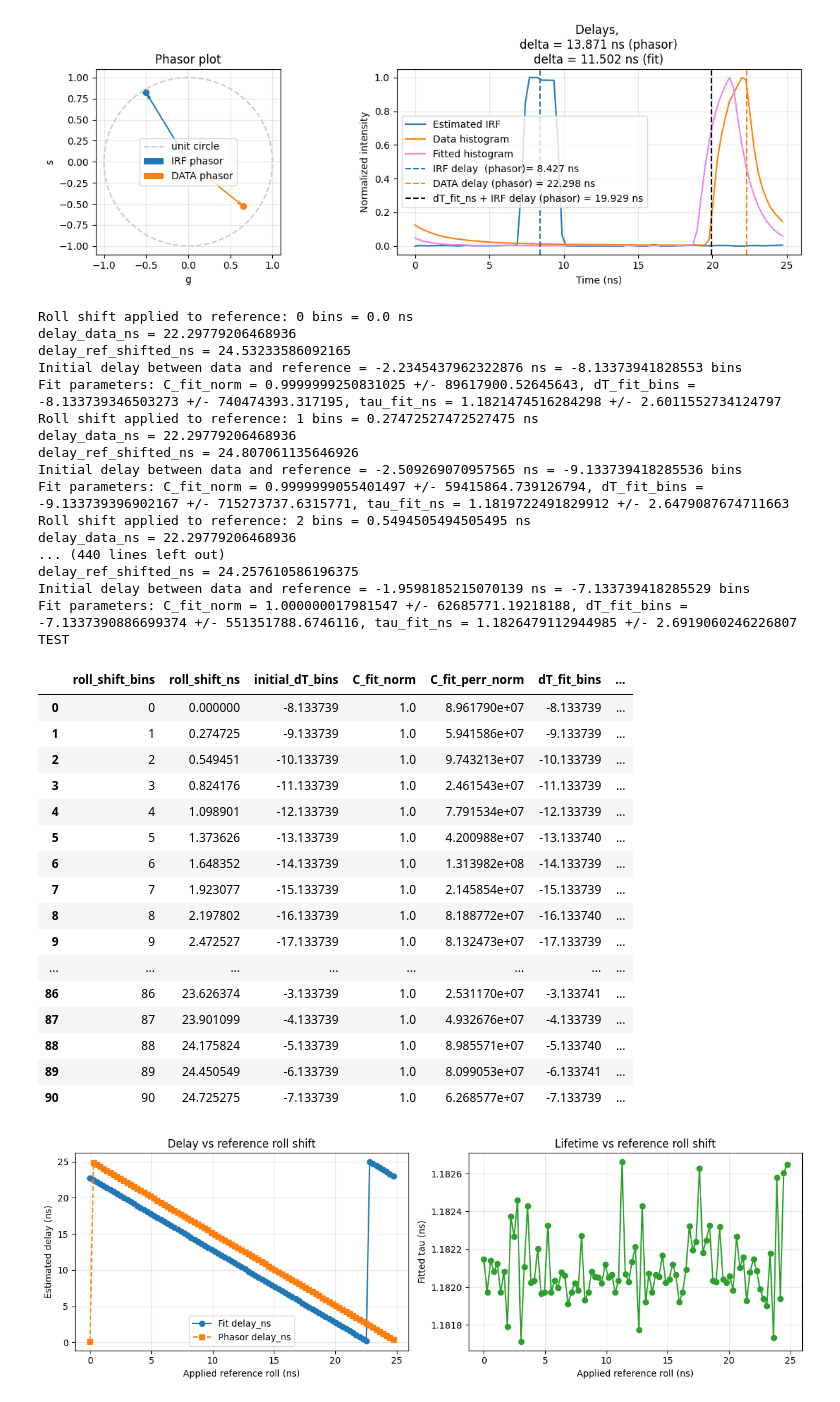
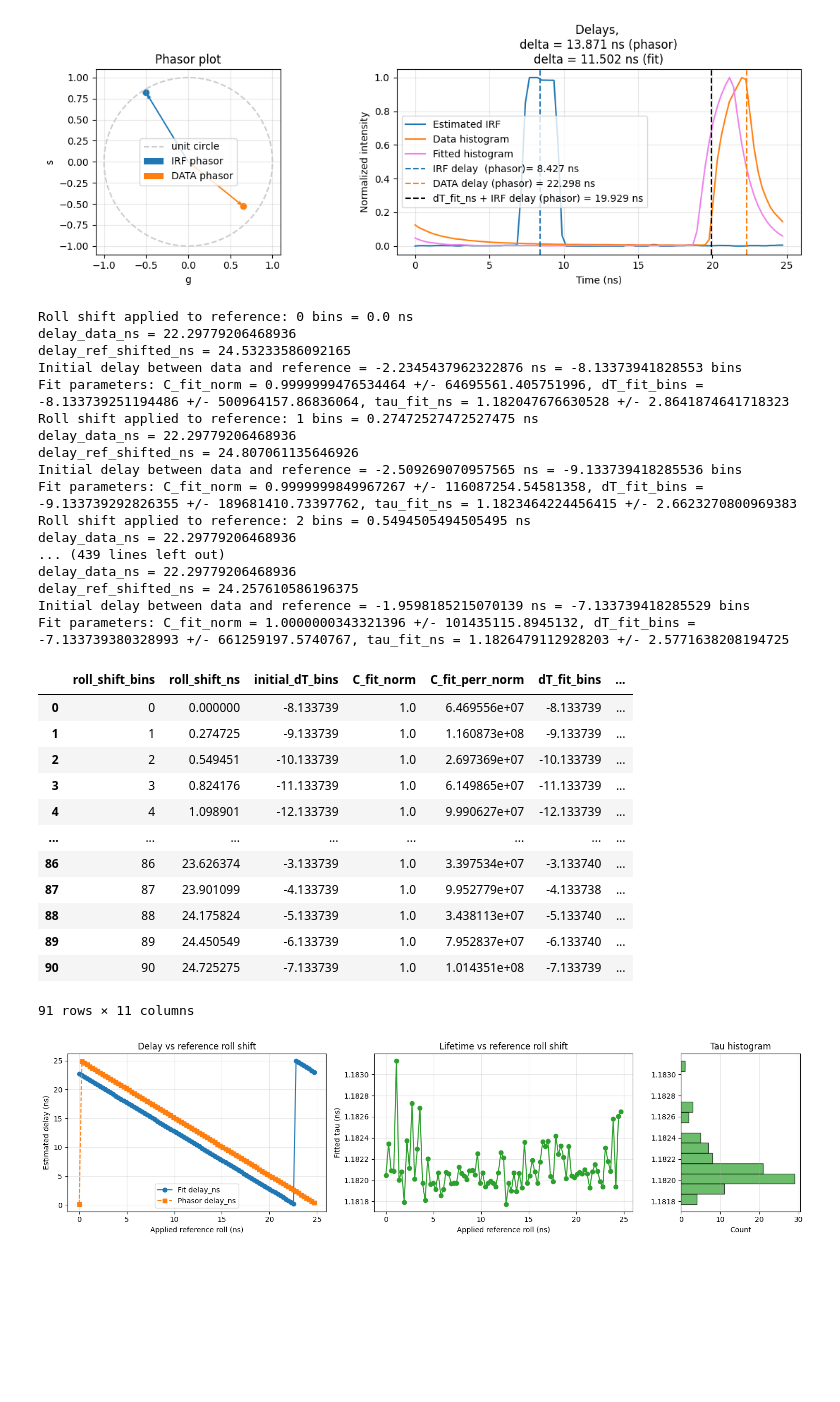
Before and after one commit to VicidominiLab/BrightEyes-Flim, a Jupyter notebook: example notebooks/Alignment Data.ipynb, the cells around one changed output. Cells and saved outputs as stored; diff of their text form; code cells hidden in the pictures; blank space fills up the shorter version.

```diff
--- a/example notebooks/Alignment Data.ipynb
+++ b/example notebooks/Alignment Data.ipynb
@@ -409,9 +358,6 @@ table_columns = [
     'phasor_delta_ns',
 ]
 
-pd.set_option('display.max_columns', None)
-pd.set_option('display.max_rows', None)
-print("TEST")
 display(scan_results_df[table_columns].round(6))
 
 roll_shift_ns = [row['roll_shift_ns'] for row in scan_results]
@@ -419,57 +365,59 @@ dT_fit_ns = [row['dT_fit_ns'] for row in scan_results]
 phasor_delta_ns = [row['phasor_delta_ns'] for row in scan_results]
 tau_fit_ns = [row['tau_fit_ns'] for row in scan_results]
 
-fig, axes = plt.subplots(1, 2, figsize=(12, 4))
+fig, axes = plt.subplots(1, 3, figsize=(15, 4), gridspec_kw={'width_ratios': [1.3, 1.3, 0.6]})
 
 axes[0].plot(roll_shift_ns, dT_fit_ns, 'o-', label='Fit delay_ns')
 axes[0].plot(roll_shift_ns, phasor_delta_ns, 's--', label='Phasor delay_ns')
 axes[0].set_xlabel('Applied reference roll (ns)')
 axes[0].set_ylabel('Estimated delay (ns)')
 axes[0].set_title('Delay vs reference roll shift')
 axes[0].grid(True, alpha=0.3)
 axes[0].legend()
 
 axes[1].plot(roll_shift_ns, tau_fit_ns, 'o-', color='tab:green')
 axes[1].set_xlabel('Applied reference roll (ns)')
 axes[1].set_ylabel('Fitted tau (ns)')
 axes[1].set_title('Lifetime vs reference roll shift')
 axes[1].grid(True, alpha=0.3)
 
+axes[2].hist(tau_fit_ns, bins='auto', orientation='horizontal', color='tab:green', alpha=0.7, edgecolor='black')
+axes[2].set_xlabel('Count')
+axes[2].set_title('Tau histogram')
+axes[2].grid(True, axis='x', alpha=0.3)
+axes[2].set_ylim(axes[1].get_ylim())
+
 plt.tight_layout()
 plt.show()
 # %% [output]
 Roll shift applied to reference: 0 bins = 0.0 ns
 delay_data_ns = 22.29779206468936
 delay_ref_shifted_ns = 24.53233586092165
 Initial delay between data and reference = -2.2345437962322876 ns = -8.13373941828553 bins
-Fit parameters: C_fit_norm = 0.9999999250831025 +/- 89617900.52645643, dT_fit_bins = -8.133739346503273 +/- 740474393.317195, tau_fit_ns = 1.1821474516284298 +/- 2.6011552734124797
+Fit parameters: C_fit_norm = 0.9999999476534464 +/- 64695561.405751996, dT_fit_bins = -8.133739251194486 +/- 500964157.86836064, tau_fit_ns = 1.182047676630528 +/- 2.8641874641718323
 Roll shift applied to reference: 1 bins = 0.27472527472527475 ns
 delay_data_ns = 22.29779206468936
 delay_ref_shifted_ns = 24.807061135646926
 Initial delay between data and reference = -2.509269070957565 ns = -9.133739418285536 bins
-Fit parameters: C_fit_norm = 0.9999999055401497 +/- 59415864.739126794, dT_fit_bins = -9.133739396902167 +/- 715273737.6315771, tau_fit_ns = 1.1819722491829912 +/- 2.6479087674711663
+Fit parameters: C_fit_norm = 0.9999999849967267 +/- 116087254.54581358, dT_fit_bins = -9.133739292826355 +/- 189681410.73397762, tau_fit_ns = 1.1823464224456415 +/- 2.6623270800969383
 Roll shift applied to reference: 2 bins = 0.5494505494505495 ns
 delay_data_ns = 22.29779206468936
-... (440 lines left out)
+... (439 lines left out)
+delay_data_ns = 22.29779206468936
 delay_ref_shifted_ns = 24.257610586196375
 Initial delay between data and reference = -1.9598185215070139 ns = -7.133739418285529 bins
-Fit parameters: C_fit_norm = 1.000000017981547 +/- 62685771.19218188, dT_fit_bins = -7.1337390886699374 +/- 551351788.6746116, tau_fit_ns = 1.1826479112944985 +/- 2.6919060246226807
-TEST
+Fit parameters: C_fit_norm = 1.0000000343321396 +/- 101435115.8945132, dT_fit_bins = -7.133739380328993 +/- 661259197.5740767, tau_fit_ns = 1.1826479112928203 +/- 2.5771638208194725
 |  | roll_shift_bins | roll_shift_ns | initial_dT_bins | C_fit_norm | C_fit_perr_norm | dT_fit_bins | ... |
-| 0 | 0 | 0.000000 | -8.133739 | 1.0 | 8.961790e+07 | -8.133739 | ... |
-| 1 | 1 | 0.274725 | -9.133739 | 1.0 | 5.941586e+07 | -9.133739 | ... |
-| 2 | 2 | 0.549451 | -10.133739 | 1.0 | 9.743213e+07 | -10.133739 | ... |
-| 3 | 3 | 0.824176 | -11.133739 | 1.0 | 2.461543e+07 | -11.133739 | ... |
-| 4 | 4 | 1.098901 | -12.133739 | 1.0 | 7.791534e+07 | -12.133739 | ... |
-| 5 | 5 | 1.373626 | -13.133739 | 1.0 | 4.200988e+07 | -13.133740 | ... |
-| 6 | 6 | 1.648352 | -14.133739 | 1.0 | 1.313982e+08 | -14.133739 | ... |
-| 7 | 7 | 1.923077 | -15.133739 | 1.0 | 2.145854e+07 | -15.133739 | ... |
-| 8 | 8 | 2.197802 | -16.133739 | 1.0 | 8.188772e+07 | -16.133740 | ... |
-| 9 | 9 | 2.472527 | -17.133739 | 1.0 | 8.132473e+07 | -17.133739 | ... |
+| 0 | 0 | 0.000000 | -8.133739 | 1.0 | 6.469556e+07 | -8.133739 | ... |
+| 1 | 1 | 0.274725 | -9.133739 | 1.0 | 1.160873e+08 | -9.133739 | ... |
+| 2 | 2 | 0.549451 | -10.133739 | 1.0 | 2.697369e+07 | -10.133739 | ... |
+| 3 | 3 | 0.824176 | -11.133739 | 1.0 | 6.149865e+07 | -11.133739 | ... |
+| 4 | 4 | 1.098901 | -12.133739 | 1.0 | 9.990627e+07 | -12.133739 | ... |
 | ... | ... | ... | ... | ... | ... | ... | ... |
-| 86 | 86 | 23.626374 | -3.133739 | 1.0 | 2.531170e+07 | -3.133741 | ... |
-| 87 | 87 | 23.901099 | -4.133739 | 1.0 | 4.932676e+07 | -4.133739 | ... |
-| 88 | 88 | 24.175824 | -5.133739 | 1.0 | 8.985571e+07 | -5.133740 | ... |
-| 89 | 89 | 24.450549 | -6.133739 | 1.0 | 8.099053e+07 | -6.133741 | ... |
-| 90 | 90 | 24.725275 | -7.133739 | 1.0 | 6.268577e+07 | -7.133739 | ... |
+| 86 | 86 | 23.626374 | -3.133739 | 1.0 | 3.397534e+07 | -3.133740 | ... |
+| 87 | 87 | 23.901099 | -4.133739 | 1.0 | 9.952779e+07 | -4.133738 | ... |
+| 88 | 88 | 24.175824 | -5.133739 | 1.0 | 3.438113e+07 | -5.133740 | ... |
+| 89 | 89 | 24.450549 | -6.133739 | 1.0 | 7.952837e+07 | -6.133740 | ... |
+| 90 | 90 | 24.725275 | -7.133739 | 1.0 | 1.014351e+08 | -7.133739 | ... |
+91 rows × 11 columns
-[figure, old version]
+[figure, new version]
```
Also changed, not shown: parts of 2 cells of this notebook, 1 other file.
